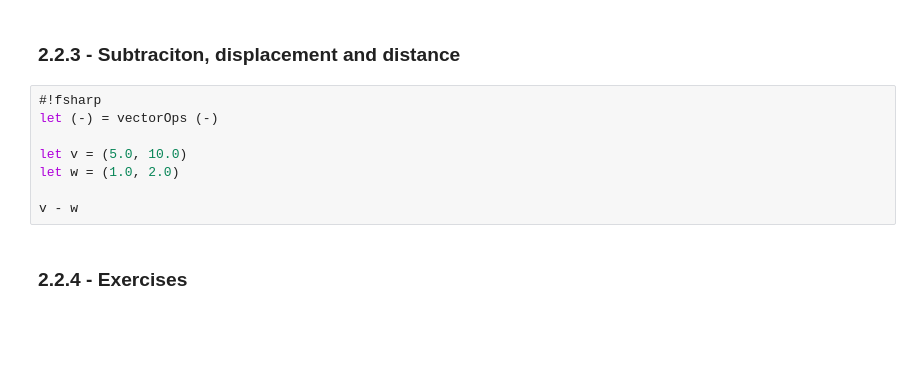
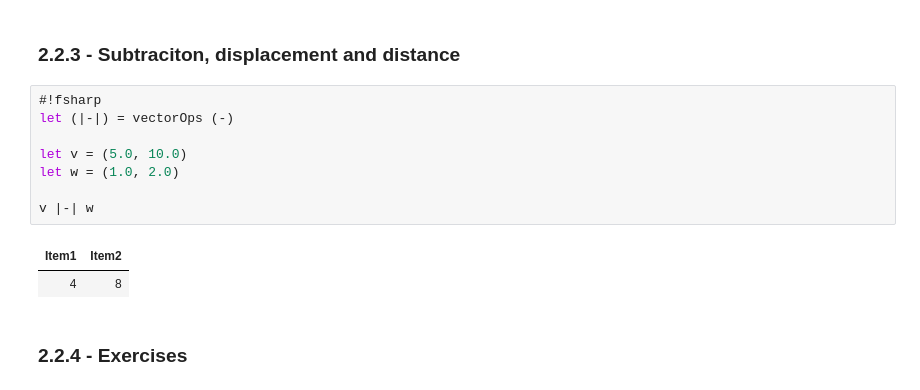
Before and after one commit to GHvW/math-for-programmers-fsharp, a Jupyter notebook: Chapter2.ipynb, the cells around one changed output. Cells and saved outputs as stored; diff of their text form; blank space fills up the shorter version.

```diff
--- a/Chapter2.ipynb
+++ b/Chapter2.ipynb
@@ -169,12 +194,15 @@ distance (4.0, 3.0)
 ### 2.2.3 - Subtraciton, displacement and distance
 # %%
 #!fsharp
-let (-) = vectorOps (-)
+let (|-|) = vectorOps (-)
 
 let v = (5.0, 10.0)
 let w = (1.0, 2.0)
 
-v - w
+v |-| w
+# %% [output]
+| Item1 | Item2 |
+| 4 | 8 |
 # %% [markdown]
 ### 2.2.4 - Exercises
 # %%
```
Also changed, not shown: parts of 35 cells of this notebook, 1 other file.
